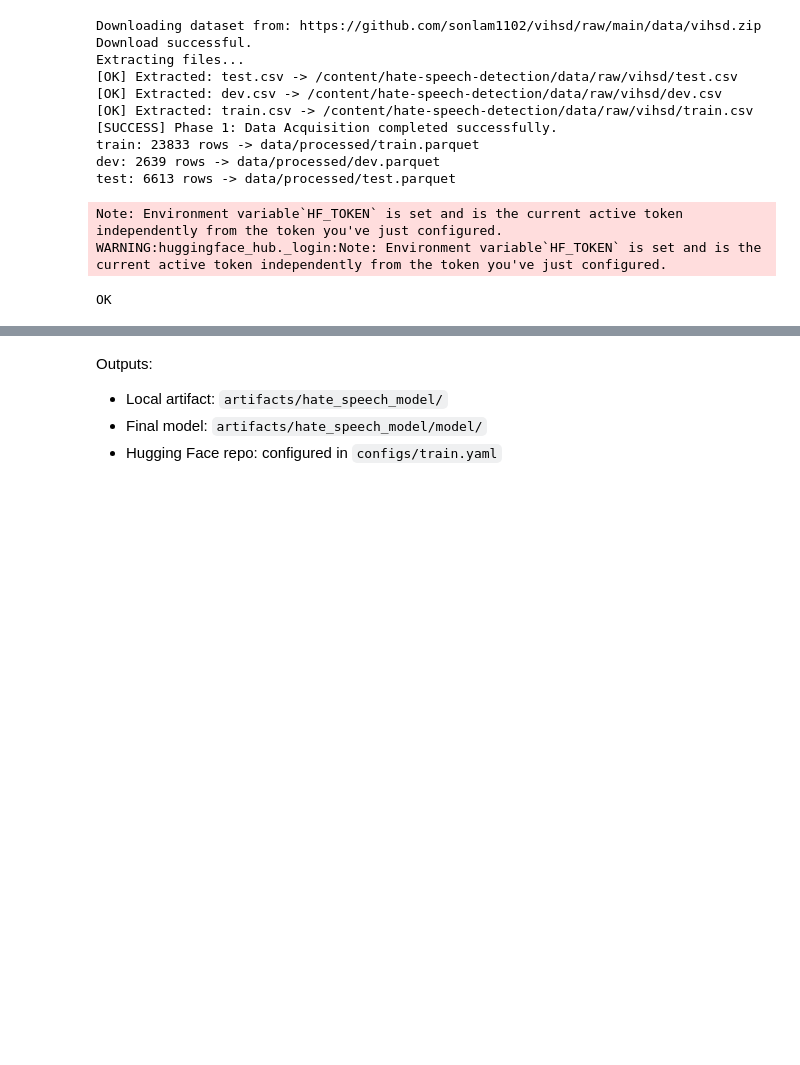
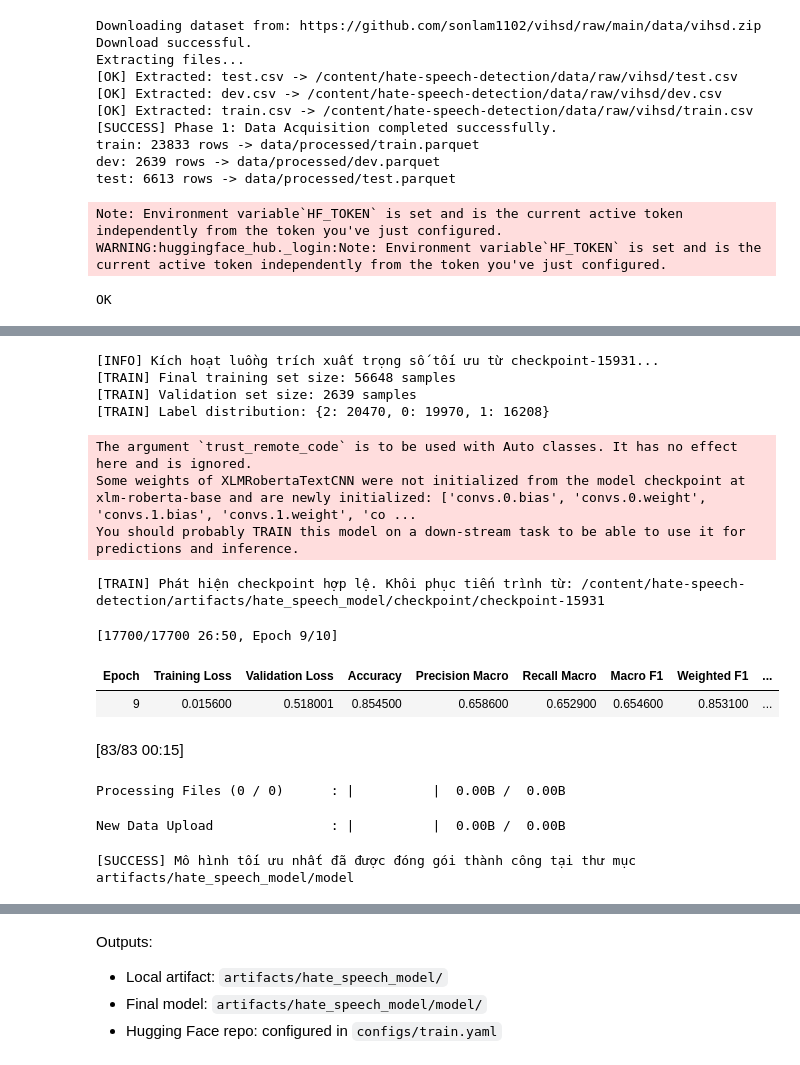
Before and after one commit to thong7d/hate-speech-detection, a Jupyter notebook: notebooks/train_colab.ipynb, the cells around one changed output, grey strips where cells are left out. Cells and saved outputs as stored; diff of their text form; code cells hidden in the pictures; blank space fills up the shorter version.

```diff
--- a/notebooks/train_colab.ipynb
+++ b/notebooks/train_colab.ipynb
@@ -165,0 +268,42 @@ KeyboardInterrupt
+# %%
+import yaml
+import os
+from pathlib import Path
+from src.training.trainer import train_from_config
+from src.utils.config import load_yaml_config
+
+# 1. Nạp tệp cấu hình gốc
+config_path = "/content/hate-speech-detection/configs/train.yaml"
+if not os.path.exists(config_path):
+    config_path = "configs/train.yaml"
+
+cfg = load_yaml_config(config_path)
+
+# 2. Thay đổi tham số để ép Trainer nhận diện tiến trình đã hoàn thành
+# Đặt max_steps bằng chính xác mốc step của checkpoint hiện tại
+cfg["training"]["max_steps"] = 15931
+cfg["training"]["resume_from_checkpoint"] = "/content/hate-speech-detection/artifacts/hate_speech_model/checkpoint/checkpoint-15931"
+
+# Khóa tính năng push_to_hub trong luồng xử lý này để tránh treo mạng lần 2
+cfg["training"]["push_to_hub"] = False
+
+# 3. Khởi chạy tiến trình đóng gói
+print("[INFO] Kích hoạt luồng trích xuất trọng số tối ưu từ checkpoint-15931...")
+train_from_config(cfg)
+print("[SUCCESS] Mô hình tối ưu nhất đã được đóng gói thành công tại thư mục artifacts/hate_speech_model/model")
+# %% [output]
+[INFO] Kích hoạt luồng trích xuất trọng số tối ưu từ checkpoint-15931...
+[TRAIN] Final training set size: 56648 samples
+[TRAIN] Validation set size: 2639 samples
+[TRAIN] Label distribution: {2: 20470, 0: 19970, 1: 16208}
+The argument `trust_remote_code` is to be used with Auto classes. It has no effect here and is ignored.
+Some weights of XLMRobertaTextCNN were not initialized from the model checkpoint at xlm-roberta-base and are newly initialized: ['convs.0.bias', 'convs.0.weight', 'convs.1.bias', 'convs.1.weight', 'co ...
+You should probably TRAIN this model on a down-stream task to be able to use it for predictions and inference.
+[TRAIN] Phát hiện checkpoint hợp lệ. Khôi phục tiến trình từ: /content/hate-speech-detection/artifacts/hate_speech_model/checkpoint/checkpoint-15931
+[17700/17700 26:50, Epoch 9/10]
+| Epoch | Training Loss | Validation Loss | Accuracy | Precision Macro | Recall Macro | Macro F1 | Weighted F1 | ... |
+| 9 | 0.015600 | 0.518001 | 0.854500 | 0.658600 | 0.652900 | 0.654600 | 0.853100 | ... |
+[83/83 00:15]
+Processing Files (0 / 0)      : |          |  0.00B /  0.00B
+New Data Upload               : |          |  0.00B /  0.00B
+[SUCCESS] Mô hình tối ưu nhất đã được đóng gói thành công tại thư mục artifacts/hate_speech_model/model
```
Also changed, not shown: parts of 9 cells of this notebook, 3 other files.
